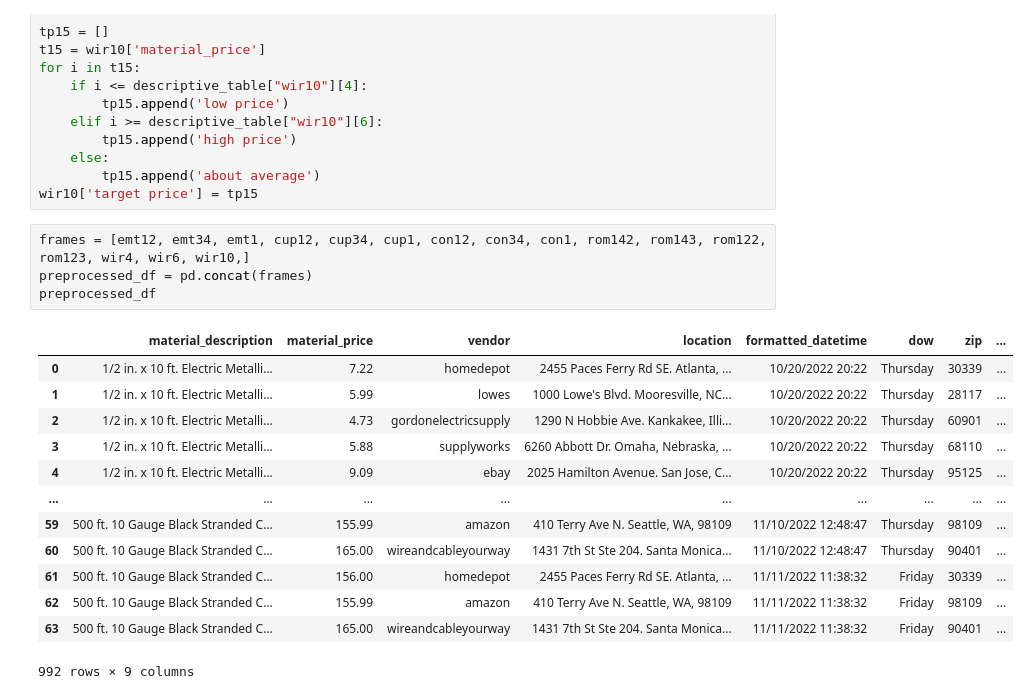
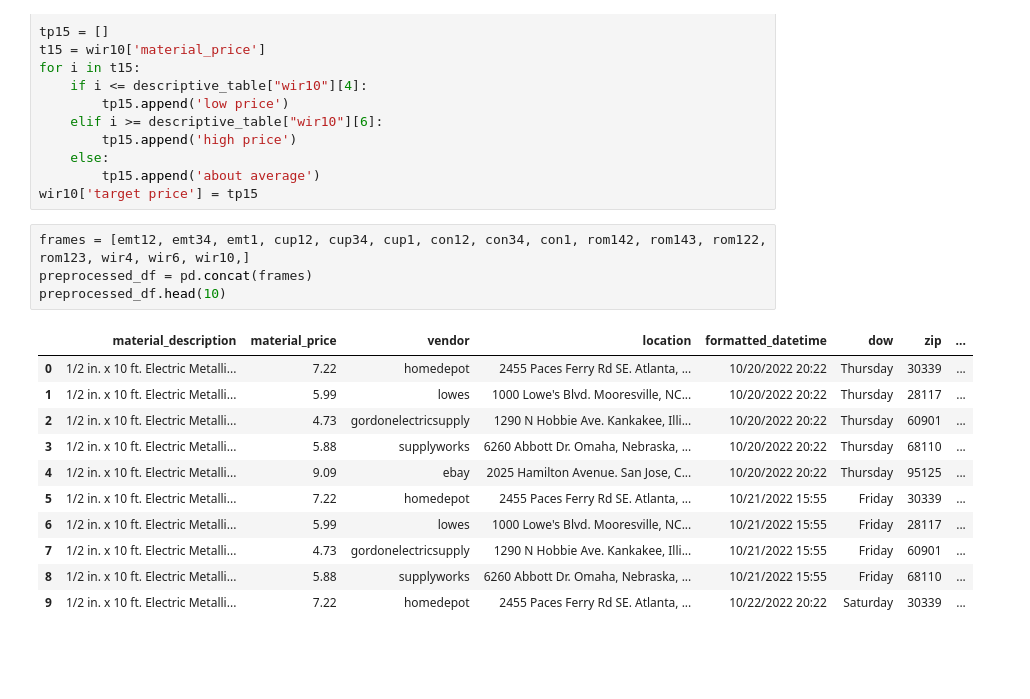
Before and after one commit to thegreatkeej/Estimator_Project, a Jupyter notebook: Resources/Preprocess.ipynb, the cells around one changed output. Drawn from its saved outputs; the diff is of its cells as text; blank space fills up the shorter version.

```diff
--- a/Resources/Preprocess.ipynb
+++ b/Resources/Preprocess.ipynb
@@ -391,19 +378,17 @@ wir10['target price'] = tp15
 # %%
 frames = [emt12, emt34, emt1, cup12, cup34, cup1, con12, con34, con1, rom142, rom143, rom122, rom123, wir4, wir6, wir10,]
 preprocessed_df = pd.concat(frames)
-preprocessed_df
+preprocessed_df.head(10)
 # %% [output]
 |  | material_description | material_price | vendor | location | formatted_datetime | dow | zip | ... |
 | 0 | 1/2 in. x 10 ft. Electric Metalli... | 7.22 | homedepot | 2455 Paces Ferry Rd SE. Atlanta, ... | 10/20/2022 20:22 | Thursday | 30339 | ... |
 | 1 | 1/2 in. x 10 ft. Electric Metalli... | 5.99 | lowes | 1000 Lowe's Blvd. Mooresville, NC... | 10/20/2022 20:22 | Thursday | 28117 | ... |
 | 2 | 1/2 in. x 10 ft. Electric Metalli... | 4.73 | gordonelectricsupply | 1290 N Hobbie Ave. Kankakee, Illi... | 10/20/2022 20:22 | Thursday | 60901 | ... |
 | 3 | 1/2 in. x 10 ft. Electric Metalli... | 5.88 | supplyworks | 6260 Abbott Dr. Omaha, Nebraska, ... | 10/20/2022 20:22 | Thursday | 68110 | ... |
 | 4 | 1/2 in. x 10 ft. Electric Metalli... | 9.09 | ebay | 2025 Hamilton Avenue. San Jose, C... | 10/20/2022 20:22 | Thursday | 95125 | ... |
-| ... | ... | ... | ... | ... | ... | ... | ... | ... |
-| 59 | 500 ft. 10 Gauge Black Stranded C... | 155.99 | amazon | 410 Terry Ave N. Seattle, WA, 98109 | 11/10/2022 12:48:47 | Thursday | 98109 | ... |
-| 60 | 500 ft. 10 Gauge Black Stranded C... | 165.00 | wireandcableyourway | 1431 7th St Ste 204. Santa Monica... | 11/10/2022 12:48:47 | Thursday | 90401 | ... |
-| 61 | 500 ft. 10 Gauge Black Stranded C... | 156.00 | homedepot | 2455 Paces Ferry Rd SE. Atlanta, ... | 11/11/2022 11:38:32 | Friday | 30339 | ... |
-| 62 | 500 ft. 10 Gauge Black Stranded C... | 155.99 | amazon | 410 Terry Ave N. Seattle, WA, 98109 | 11/11/2022 11:38:32 | Friday | 98109 | ... |
-| 63 | 500 ft. 10 Gauge Black Stranded C... | 165.00 | wireandcableyourway | 1431 7th St Ste 204. Santa Monica... | 11/11/2022 11:38:32 | Friday | 90401 | ... |
+| 5 | 1/2 in. x 10 ft. Electric Metalli... | 7.22 | homedepot | 2455 Paces Ferry Rd SE. Atlanta, ... | 10/21/2022 15:55 | Friday | 30339 | ... |
+| 6 | 1/2 in. x 10 ft. Electric Metalli... | 5.99 | lowes | 1000 Lowe's Blvd. Mooresville, NC... | 10/21/2022 15:55 | Friday | 28117 | ... |
+| 7 | 1/2 in. x 10 ft. Electric Metalli... | 4.73 | gordonelectricsupply | 1290 N Hobbie Ave. Kankakee, Illi... | 10/21/2022 15:55 | Friday | 60901 | ... |
+| 8 | 1/2 in. x 10 ft. Electric Metalli... | 5.88 | supplyworks | 6260 Abbott Dr. Omaha, Nebraska, ... | 10/21/2022 15:55 | Friday | 68110 | ... |
+| 9 | 1/2 in. x 10 ft. Electric Metalli... | 7.22 | homedepot | 2455 Paces Ferry Rd SE. Atlanta, ... | 10/22/2022 20:22 | Saturday | 30339 | ... |
-992 rows × 9 columns
 # %%
```
Also changed, not shown: parts of 5 cells of this notebook, 30 other files.
